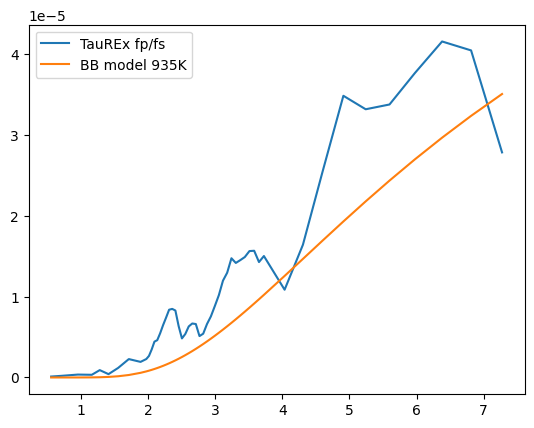
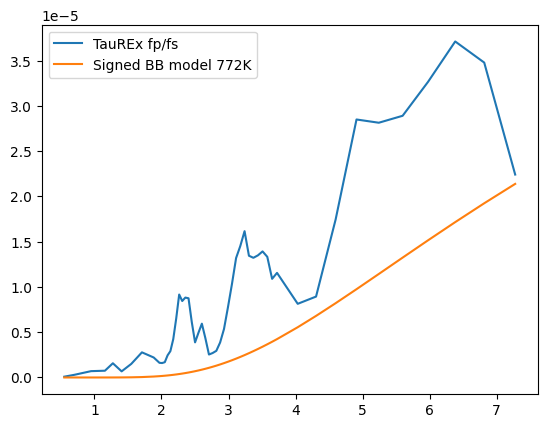
Unified diff of the notebook cell whose output changed from the first chart to the second:
--- before
+++ after
@@ -1,4 +1,4 @@
 plt.plot(wl, val, label="TauREx fp/fs")
-plt.plot(wl, planet_spectra(wl, median_temp), label=f"BB model {median_temp:.0f}K")
+plt.plot(wl, signed_planet_spectra(wl, mean_temp), label=f"Signed BB model {mean_temp:.0f}K")
 #plt.yscale('log')
 plt.legend()

Commit: Final blackbody script